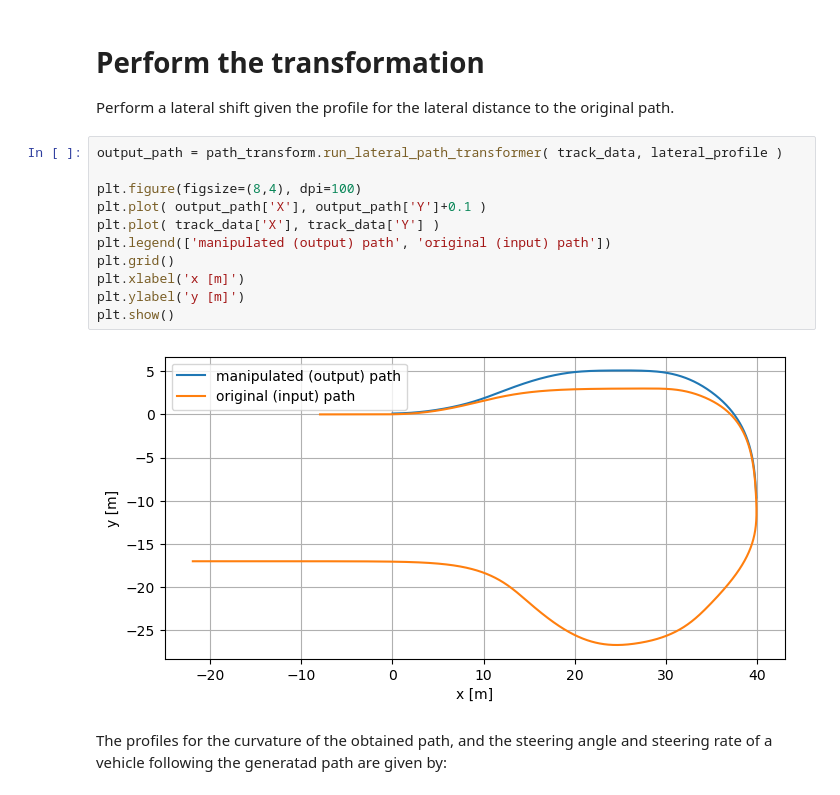
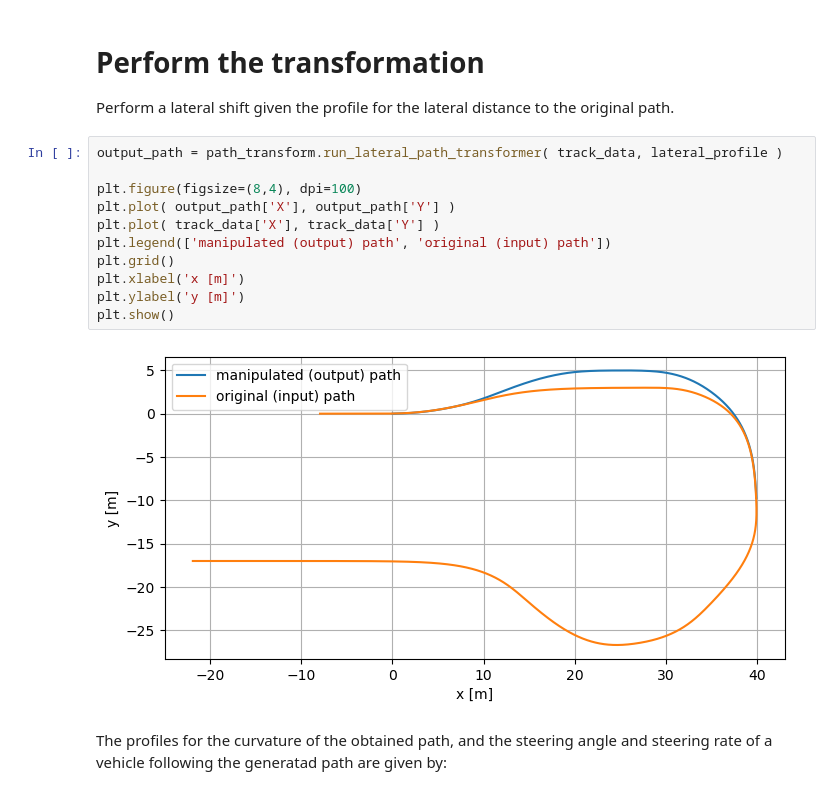
Before and after one commit to christianausb/vehicleControl, a Jupyter notebook: lateral_path_transformation.ipynb, the cells around one changed output. Cells and saved outputs as stored; diff of their text form.

```diff
--- a/lateral_path_transformation.ipynb
+++ b/lateral_path_transformation.ipynb
@@ -45,16 +45,16 @@ Perform a lateral shift given the profile for the lateral distance to the origin
 # %%
 output_path = path_transform.run_lateral_path_transformer( track_data, lateral_profile )
 
 plt.figure(figsize=(8,4), dpi=100)
-plt.plot( output_path['X'], output_path['Y']+0.1 )
+plt.plot( output_path['X'], output_path['Y'] )
 plt.plot( track_data['X'], track_data['Y'] )
 plt.legend(['manipulated (output) path', 'original (input) path'])
 plt.grid()
 plt.xlabel('x [m]')
 plt.ylabel('y [m]')
 plt.show()
 # %% [output]
-[figure, old version]
+[figure, new version]
 # %% [markdown]
 The profiles for the curvature of the obtained path, and the steering angle and steering rate of a vehicle following the generatad path are given by:
 # %%
```
Also changed, not shown: parts of 8 cells of this notebook, 3 other files.
